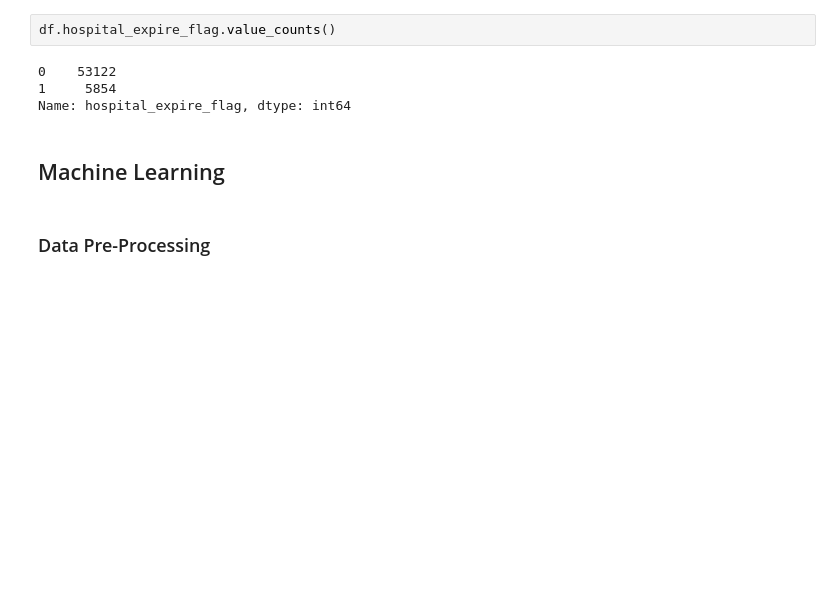
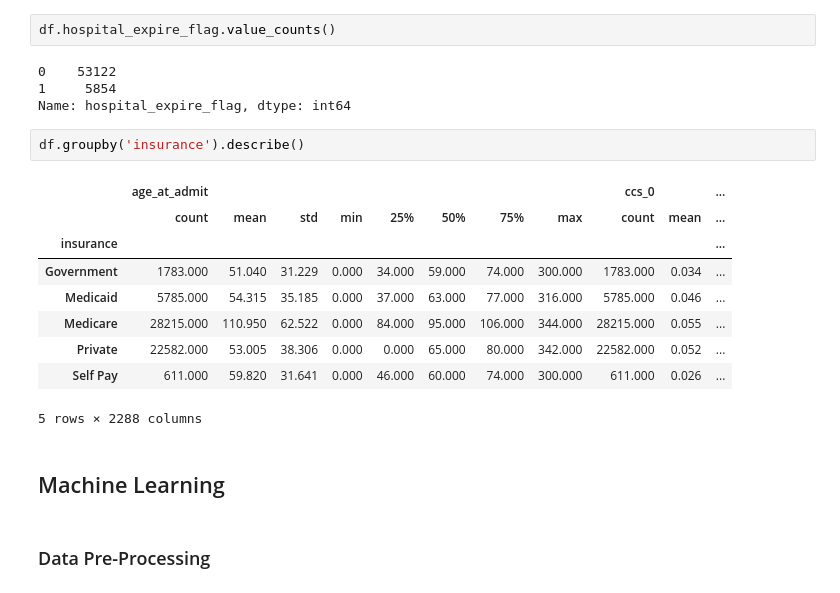
Before and after one commit to VincentLa/GeorgiaTech, a Jupyter notebook: cse6250/bigbox/project/final_project/code/ML Development Notebook.ipynb, the cells around one changed output. Cells and saved outputs as stored; diff of their text form; blank space fills up the shorter version.

```diff
--- a/cse6250/bigbox/project/final_project/code/ML Development Notebook.ipynb
+++ b/cse6250/bigbox/project/final_project/code/ML Development Notebook.ipynb
@@ -57,6 +51,18 @@ df.hospital_expire_flag.value_counts()
 0    53122
 1     5854
 Name: hospital_expire_flag, dtype: int64
+# %%
+df.groupby('insurance').describe()
+# %% [output]
+|  | age_at_admit |  |  |  |  |  |  |  | ccs_0 |  | ... |
+|  | count | mean | std | min | 25% | 50% | 75% | max | count | mean | ... |
+| insurance |  |  |  |  |  |  |  |  |  |  | ... |
+| Government | 1783.000 | 51.040 | 31.229 | 0.000 | 34.000 | 59.000 | 74.000 | 300.000 | 1783.000 | 0.034 | ... |
+| Medicaid | 5785.000 | 54.315 | 35.185 | 0.000 | 37.000 | 63.000 | 77.000 | 316.000 | 5785.000 | 0.046 | ... |
+| Medicare | 28215.000 | 110.950 | 62.522 | 0.000 | 84.000 | 95.000 | 106.000 | 344.000 | 28215.000 | 0.055 | ... |
+| Private | 22582.000 | 53.005 | 38.306 | 0.000 | 0.000 | 65.000 | 80.000 | 342.000 | 22582.000 | 0.052 | ... |
+| Self Pay | 611.000 | 59.820 | 31.641 | 0.000 | 46.000 | 60.000 | 74.000 | 300.000 | 611.000 | 0.026 | ... |
+5 rows × 2288 columns
 # %% [markdown]
 ## Machine Learning
 # %% [markdown]
```
Also changed, not shown: parts of 11 cells of this notebook, 5 other files.
